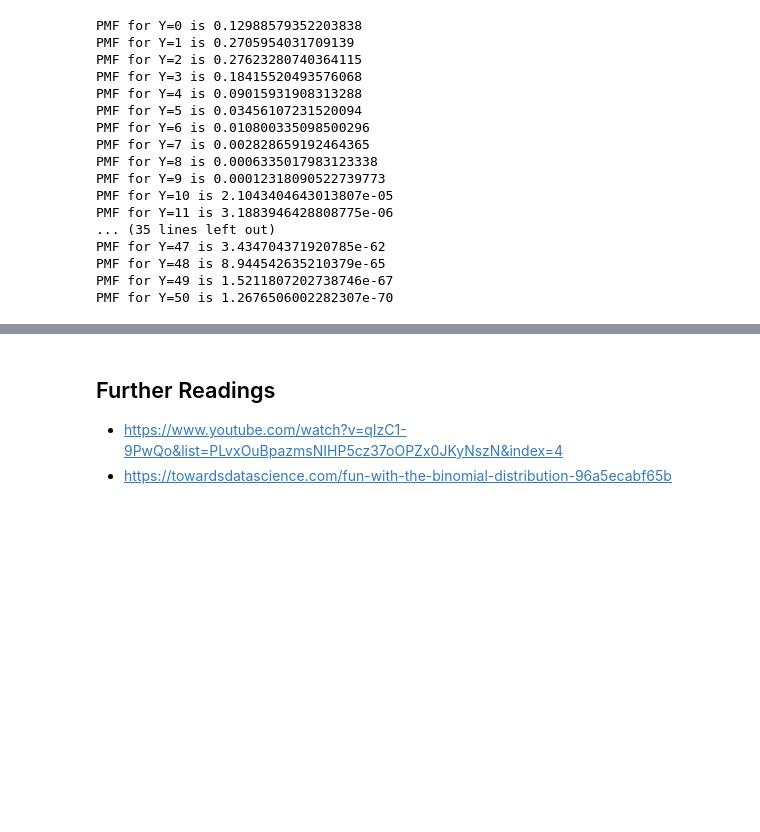
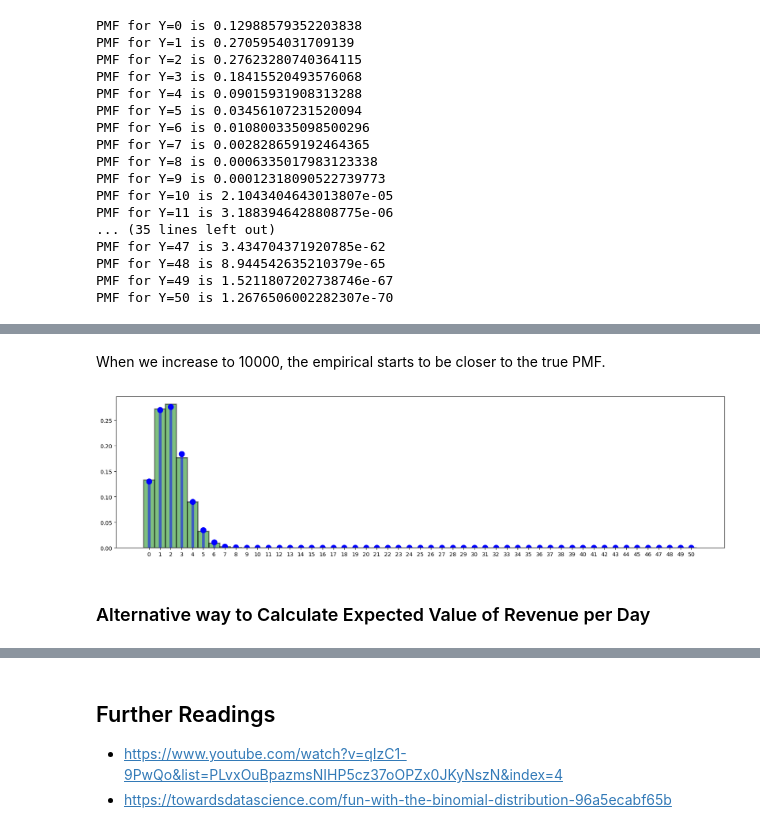
Before and after one commit to tan-wt/gaohn-probability-stats, a Jupyter notebook: content/03_discrete_random_variables/0309_binomial_distribution_real_world_examples.ipynb, the cells around one changed output, grey strips where cells are left out. Cells and saved outputs as stored; diff of their text form; code cells hidden in the pictures; blank space fills up the shorter version.

```diff
--- a/content/03_discrete_random_variables/0309_binomial_distribution_real_world_examples.ipynb
+++ b/content/03_discrete_random_variables/0309_binomial_distribution_real_world_examples.ipynb
@@ -266,0 +257,24 @@ Y.stats(moments='mv')
+# %% [markdown]
+When we increase to 10000, the empirical starts to be closer to the true PMF.
+# %%
+bins = np.arange(0, 50 + 1.5) - 0.5
+fig = plt.figure(figsize=(20, 5))
+
+plt.hist(
+    Y.rvs(size=10000),
+    bins,
+    density=True,
+    color="green",
+    alpha=0.5,
+    edgecolor="black",
+    linewidth=2,
+)
+
+plt.plot(y, f, "bo", ms=10)
+plt.vlines(y, 0, f, colors="b", lw=5, alpha=0.5)
+plt.xticks(y)
+plt.show()
+# %% [output]
+[figure, added]
+# %% [markdown]
+### Alternative way to Calculate Expected Value of Revenue per Day
```
Also changed, not shown: parts of 37 cells of this notebook, 1 other file.
